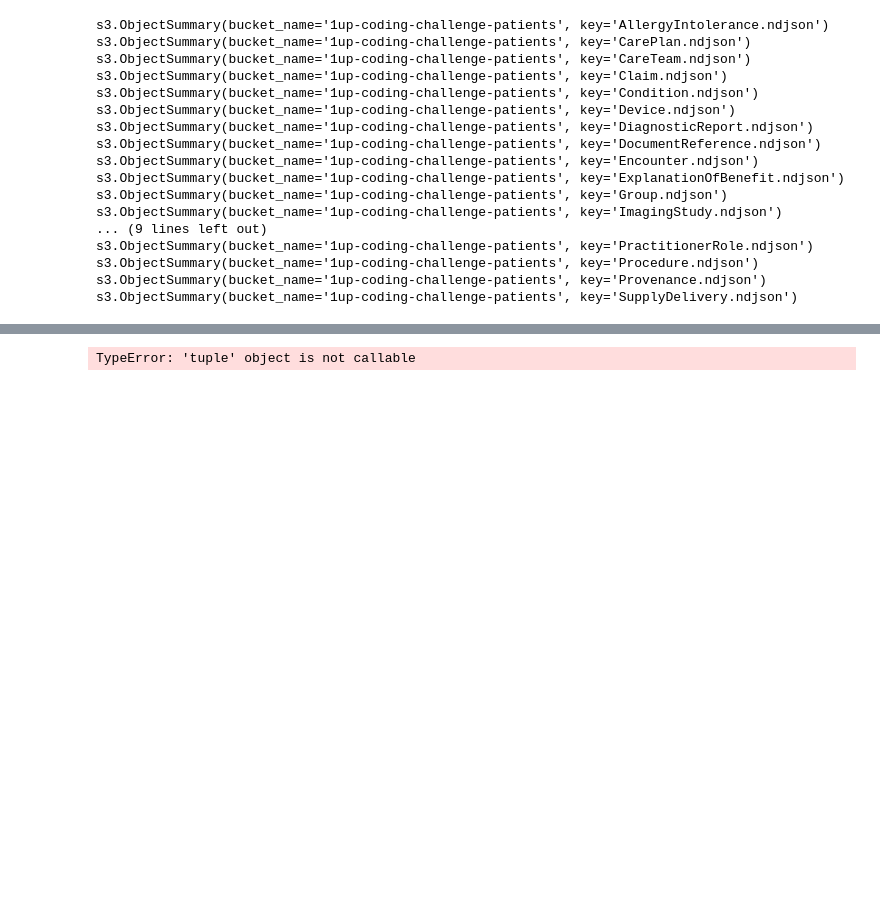
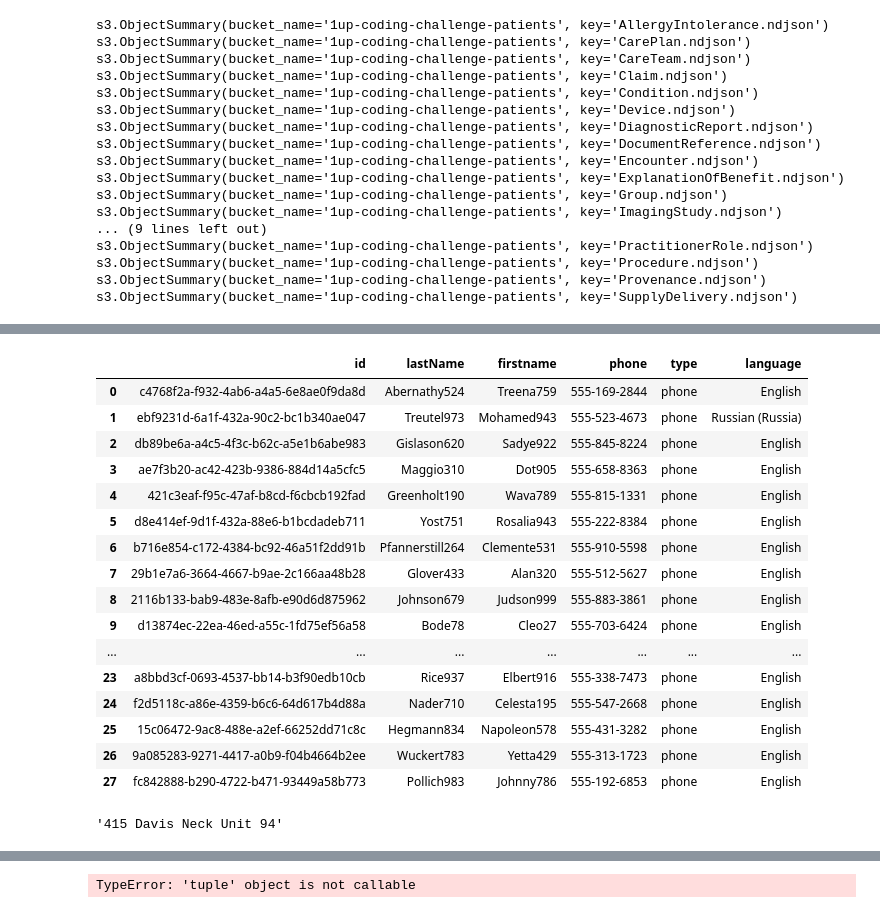
Before and after one commit to emadera80/Data-Engineering, a Jupyter notebook: Read njson-S3/notebook.ipynb, the cells around one changed output, grey strips where cells are left out. Drawn from its saved outputs; the diff is of its cells as text; code cells hidden in the pictures; blank space fills up the shorter version.

Commit message:
last update

```diff
--- a/Read njson-S3/notebook.ipynb
+++ b/Read njson-S3/notebook.ipynb
@@ -86,0 +79,4 @@ pat2[1]
+# %%
+for r in df.telecom:
+    df['phonenumber'] = r['value']
+    df['type'] = r['system']
@@ -86,0 +103,5 @@ pat2[1]
+# %%
+
+
+for i in data[0]:
+    print(i)
@@ -86,0 +173,18 @@ pat2[1]
+# %%
+df['language'] = [r['language']['text'] for r in df.communication]
+# %%
+d = {}
+for i in df.columns:
+    if i == 'id':
+        d['id'] =  [r for r in df[i]]
+
+    elif i == 'communication':
+        d['language'] = [r[0]['language']['text'] for r in df[i]]
+
+    elif i == 'telecom':
+        d['phone'] = [r[0]['value'] for r in df[i]]
+        d['type'] = [r[0]['system'] for r in df[i]]
+
+    elif i  == 'name':
+        d['lastName']=[r[0]['family'] for r in df[i]]
+        d['firstname']=[r[0]['given'][0] for r in df[i]]
@@ -86,0 +211,24 @@ pat2[1]
+# %%
+pd.DataFrame(d)
+# %% [output]
+|  | id | lastName | firstname | phone | type | language |
+| 0 | c4768f2a-f932-4ab6-a4a5-6e8ae0f9da8d | Abernathy524 | Treena759 | 555-169-2844 | phone | English |
+| 1 | ebf9231d-6a1f-432a-90c2-bc1b340ae047 | Treutel973 | Mohamed943 | 555-523-4673 | phone | Russian (Russia) |
+| 2 | db89be6a-a4c5-4f3c-b62c-a5e1b6abe983 | Gislason620 | Sadye922 | 555-845-8224 | phone | English |
+| 3 | ae7f3b20-ac42-423b-9386-884d14a5cfc5 | Maggio310 | Dot905 | 555-658-8363 | phone | English |
+| 4 | 421c3eaf-f95c-47af-b8cd-f6cbcb192fad | Greenholt190 | Wava789 | 555-815-1331 | phone | English |
+| 5 | d8e414ef-9d1f-432a-88e6-b1bcdadeb711 | Yost751 | Rosalia943 | 555-222-8384 | phone | English |
+| 6 | b716e854-c172-4384-bc92-46a51f2dd91b | Pfannerstill264 | Clemente531 | 555-910-5598 | phone | English |
+| 7 | 29b1e7a6-3664-4667-b9ae-2c166aa48b28 | Glover433 | Alan320 | 555-512-5627 | phone | English |
+| 8 | 2116b133-bab9-483e-8afb-e90d6d875962 | Johnson679 | Judson999 | 555-883-3861 | phone | English |
+| 9 | d13874ec-22ea-46ed-a55c-1fd75ef56a58 | Bode78 | Cleo27 | 555-703-6424 | phone | English |
+| ... | ... | ... | ... | ... | ... | ... |
+| 23 | a8bbd3cf-0693-4537-bb14-b3f90edb10cb | Rice937 | Elbert916 | 555-338-7473 | phone | English |
+| 24 | f2d5118c-a86e-4359-b6c6-64d617b4d88a | Nader710 | Celesta195 | 555-547-2668 | phone | English |
+| 25 | 15c06472-9ac8-488e-a2ef-66252dd71c8c | Hegmann834 | Napoleon578 | 555-431-3282 | phone | English |
+| 26 | 9a085283-9271-4417-a0b9-f04b4664b2ee | Wuckert783 | Yetta429 | 555-313-1723 | phone | English |
+| 27 | fc842888-b290-4722-b471-93449a58b773 | Pollich983 | Johnny786 | 555-192-6853 | phone | English |
+# %%
+data[0]['address'][0]['line'][0]
+# %% [output]
+'415 Davis Neck Unit 94'
```
Also changed, not shown: parts of 23 cells of this notebook, 3 other files.
